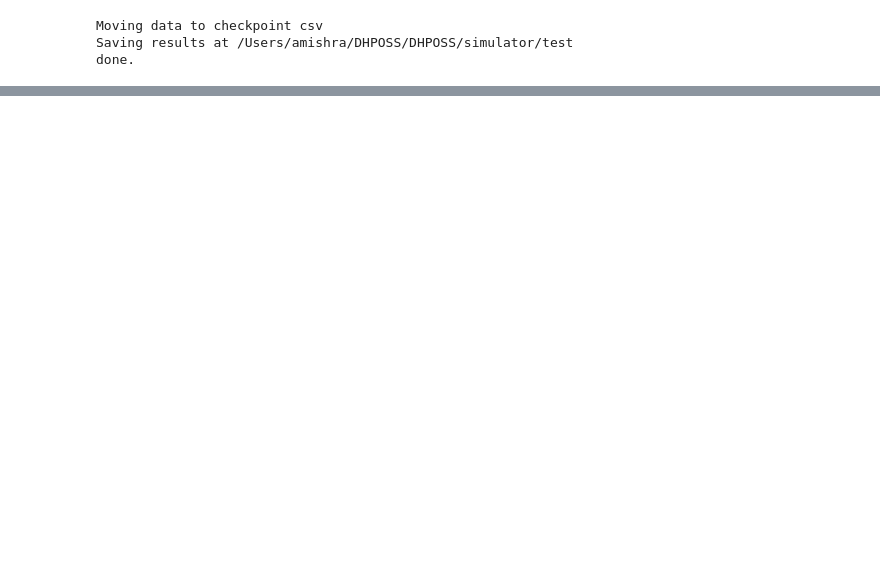
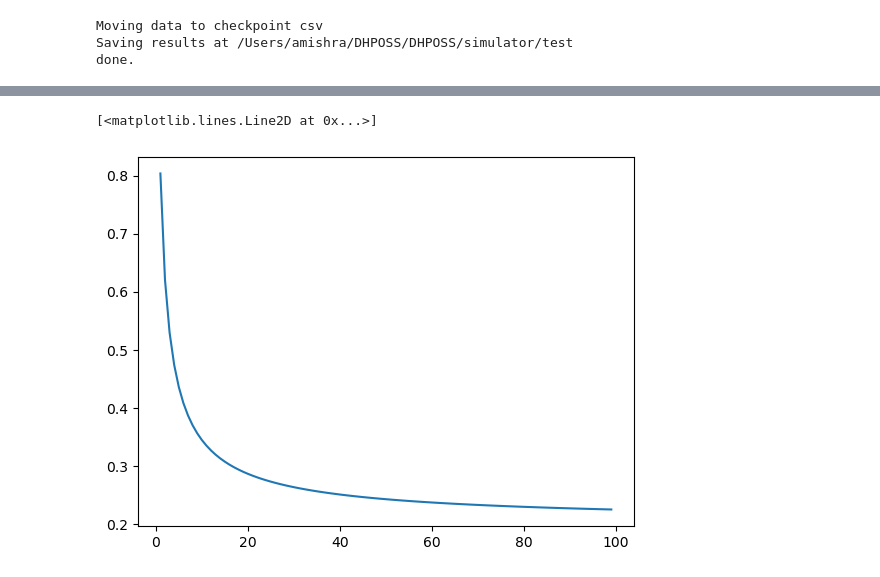
Before and after one commit to aakamishra/phoss, a Jupyter notebook: simulator/viz.ipynb, the cells around one changed output, grey strips where cells are left out. Drawn from its saved outputs; the diff is of its cells as text; code cells hidden in the pictures; blank space fills up the shorter version.

```diff
--- a/simulator/viz.ipynb
+++ b/simulator/viz.ipynb
@@ -32,0 +153,17 @@ done.
+# %%
+class ParametricModel:
+    def __init__(self, alpha, beta0, beta1, beta2, beta3):
+        self.beta0 = beta0
+        self.beta1 = beta1
+        self.beta2 = beta2
+        self.beta3 = beta3
+        self.alpha = alpha
+    def predict(self, t):
+        return self.beta0 + self.beta1 / ((t + self.beta2)**self.alpha + self.beta3)
+
+t = np.arange(1, 100)
+loss = ParametricModel(0.8, 0.2, 1, 0.2, 0.5).predict(t)
+plt.plot(t, loss)
+# %% [output]
+[<matplotlib.lines.Line2D at 0x...>]
+[figure, added]
```
Also changed, not shown: parts of 5 cells of this notebook.
